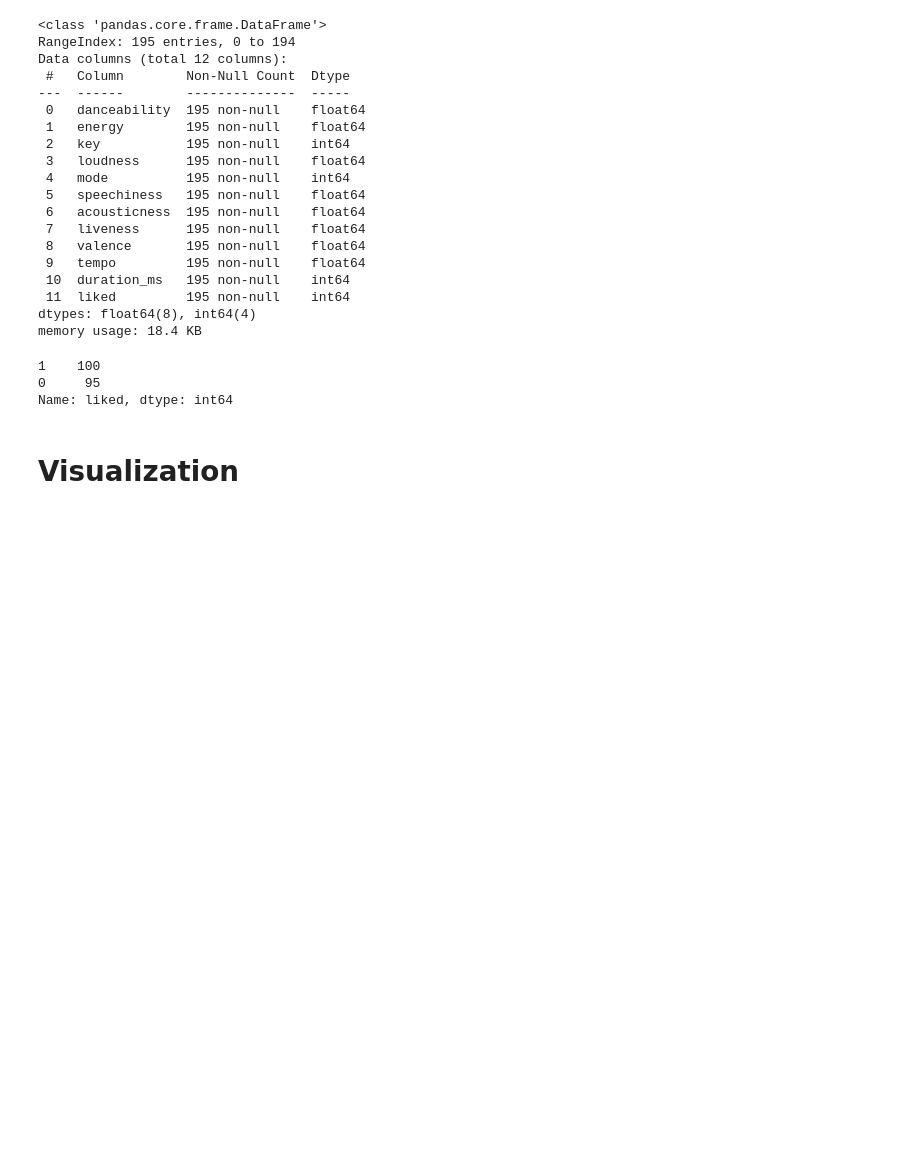
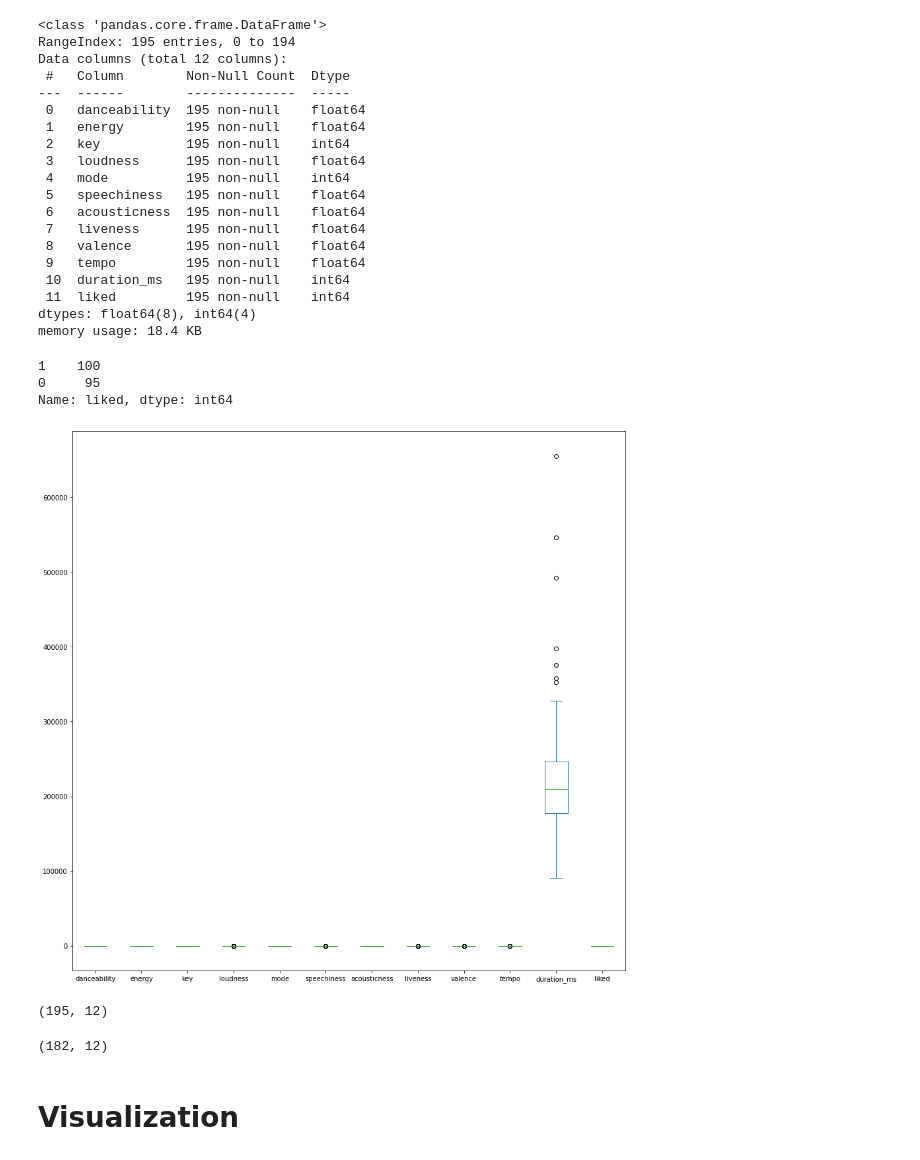
Before and after one commit to CS418/group-project-blackbox, a Jupyter notebook: Spotify.ipynb, the cells around one changed output. Cells and saved outputs as stored; diff of their text form; code cells hidden in the pictures; blank space fills up the shorter version.

```diff
--- a/Spotify.ipynb
+++ b/Spotify.ipynb
@@ -255,6 +254,38 @@ memory usage: 18.4 KB
 1    100
 0     95
 Name: liked, dtype: int64
+# %%
+import matplotlib.pyplot as plt
+
+# data= data.drop(columns=["duration_ms"])
+data.plot(kind='box',figsize=(15, 15))
+plt.show()
+# %% [output]
+[figure, added]
+# %%
+import numpy as np
+
+print(data.shape)
+
+Q1 = np.percentile(data['loudness'], 25,
+                   interpolation = 'midpoint')
+
+Q3 = np.percentile(data['loudness'], 75,
+                   interpolation = 'midpoint')
+IQR = Q3 - Q1
+
+upper = np.where(data['loudness'] >= (Q3+1.5*IQR))
+# Lower bound
+lower = np.where(data['loudness'] <= (Q1-1.5*IQR))
+
+data.drop(upper[0], inplace = True)
+data.drop(lower[0], inplace = True)
+
+
+data.shape
+# %% [output]
+(195, 12)
+(182, 12)
 # %% [markdown]
 # Visualization
 # %%
```
Also changed, not shown: parts of 5 cells of this notebook.
